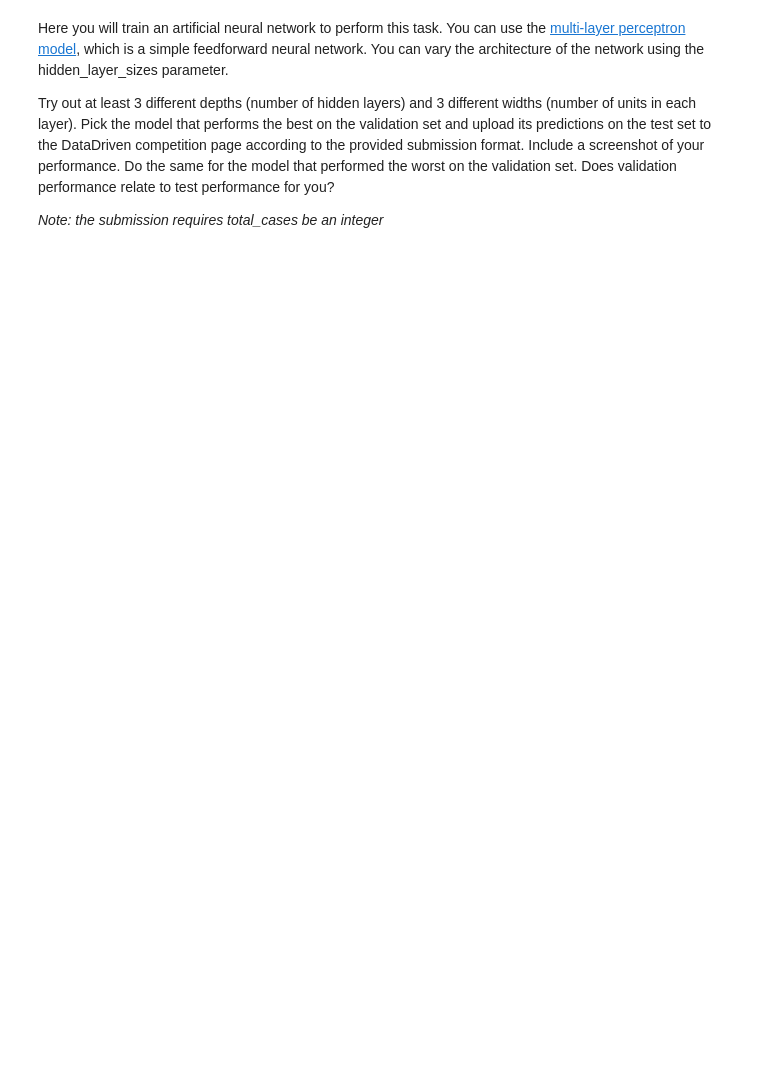
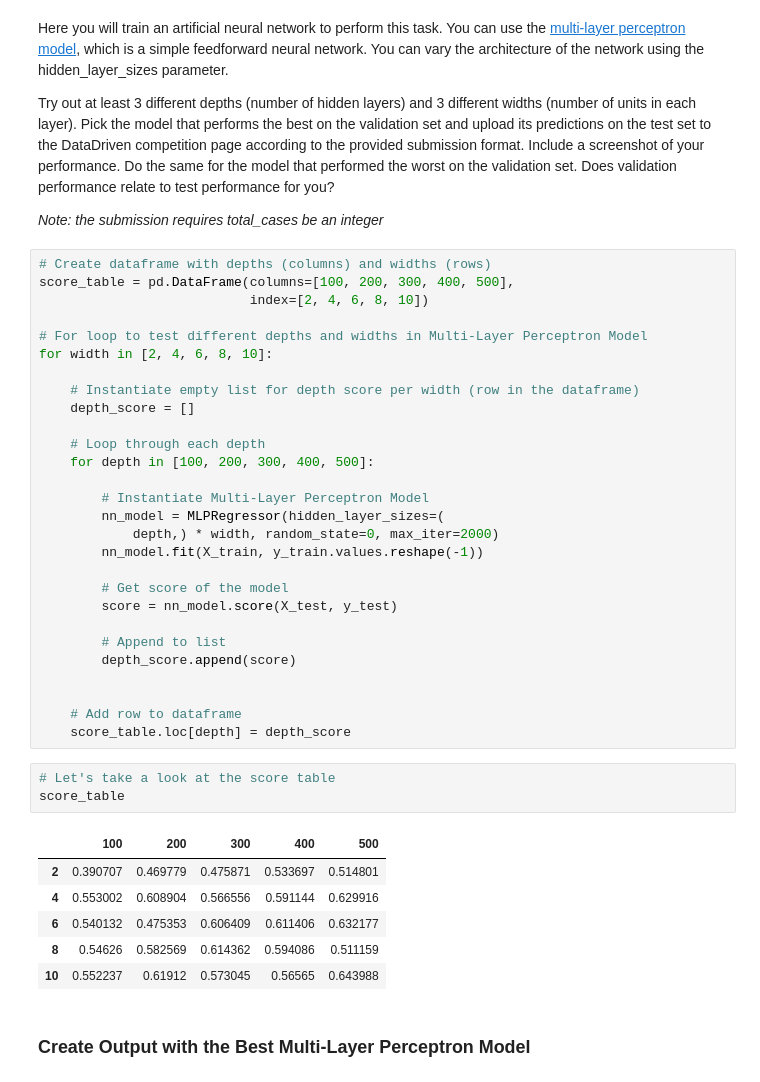
Before and after one commit to jc9536/DengueFeverPrediction, a Jupyter notebook: Dengue_Fever_Prediction.ipynb, the cells around one changed output. Drawn from its saved outputs; the diff is of its cells as text; blank space fills up the shorter version.

Commit message:
Finish coding and outputs still need explanations

```diff
--- a/Dengue_Fever_Prediction.ipynb
+++ b/Dengue_Fever_Prediction.ipynb
@@ -94,3 +137,43 @@ Here you will train an artificial neural network to perform this task. You can u
 Try out at least 3 different depths (number of hidden layers) and 3 different widths (number of units in each layer). Pick the model that performs the best on the validation set and upload its predictions on the test set to the DataDriven competition page according to the provided submission format. Include a screenshot of your performance. Do the same for the model that performed the worst on the validation set. Does validation performance relate to test performance for you?
 
 *Note: the submission requires total_cases be an integer*
+# %%
+# Create dataframe with depths (columns) and widths (rows)
+score_table = pd.DataFrame(columns=[100, 200, 300, 400, 500],
+                           index=[2, 4, 6, 8, 10])
+
+# For loop to test different depths and widths in Multi-Layer Perceptron Model
+for width in [2, 4, 6, 8, 10]:
+
+    # Instantiate empty list for depth score per width (row in the dataframe)
+    depth_score = []
+
+    # Loop through each depth
+    for depth in [100, 200, 300, 400, 500]:
+
+        # Instantiate Multi-Layer Perceptron Model
+        nn_model = MLPRegressor(hidden_layer_sizes=(
+            depth,) * width, random_state=0, max_iter=2000)
+        nn_model.fit(X_train, y_train.values.reshape(-1))
+
+        # Get score of the model
+        score = nn_model.score(X_test, y_test)
+
+        # Append to list
+        depth_score.append(score)
+
+
+    # Add row to dataframe
+    score_table.loc[depth] = depth_score
+# %%
+# Let's take a look at the score table
+score_table
+# %% [output]
+|  | 100 | 200 | 300 | 400 | 500 |
+| 2 | 0.390707 | 0.469779 | 0.475871 | 0.533697 | 0.514801 |
+| 4 | 0.553002 | 0.608904 | 0.566556 | 0.591144 | 0.629916 |
+| 6 | 0.540132 | 0.475353 | 0.606409 | 0.611406 | 0.632177 |
+| 8 | 0.54626 | 0.582569 | 0.614362 | 0.594086 | 0.511159 |
+| 10 | 0.552237 | 0.61912 | 0.573045 | 0.56565 | 0.643988 |
+# %% [markdown]
+### Create Output with the Best Multi-Layer Perceptron Model
```
Also changed, not shown: parts of 21 cells of this notebook, 4 other files.
